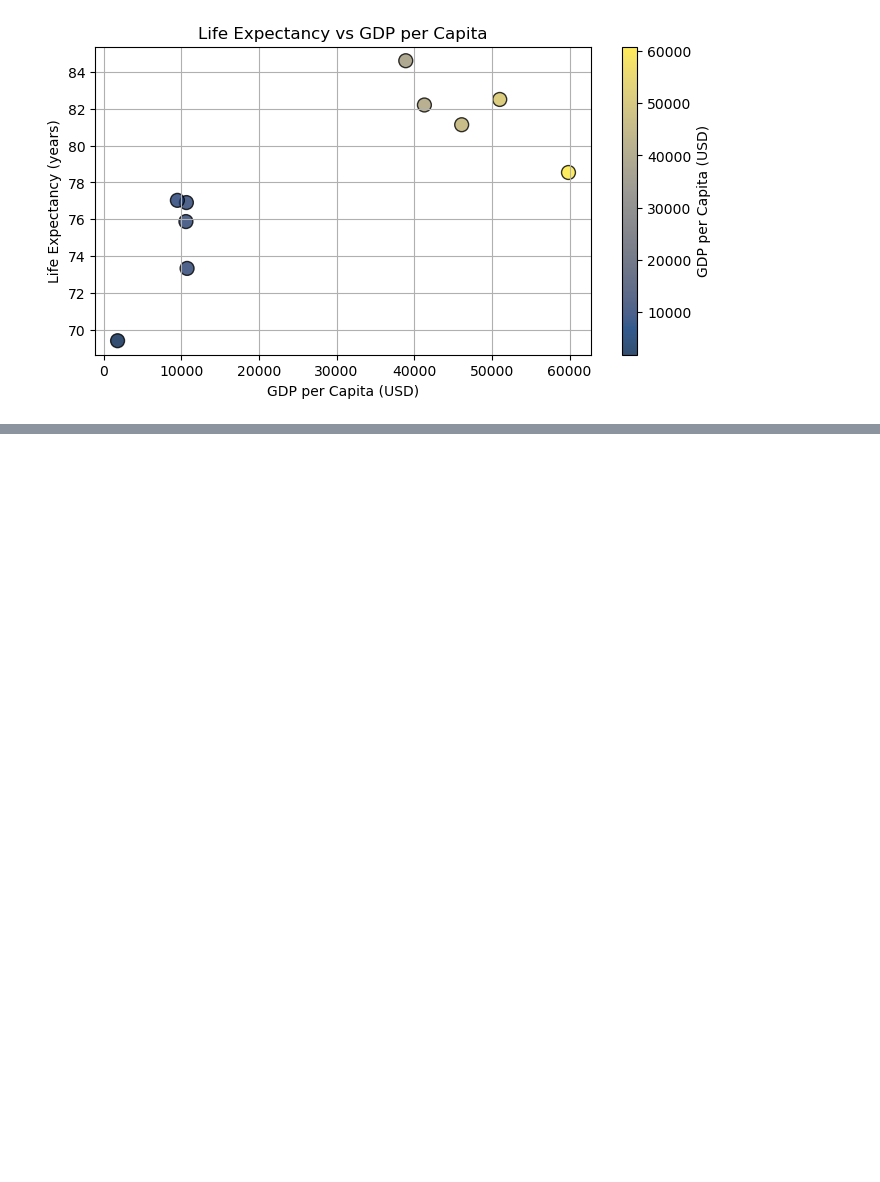
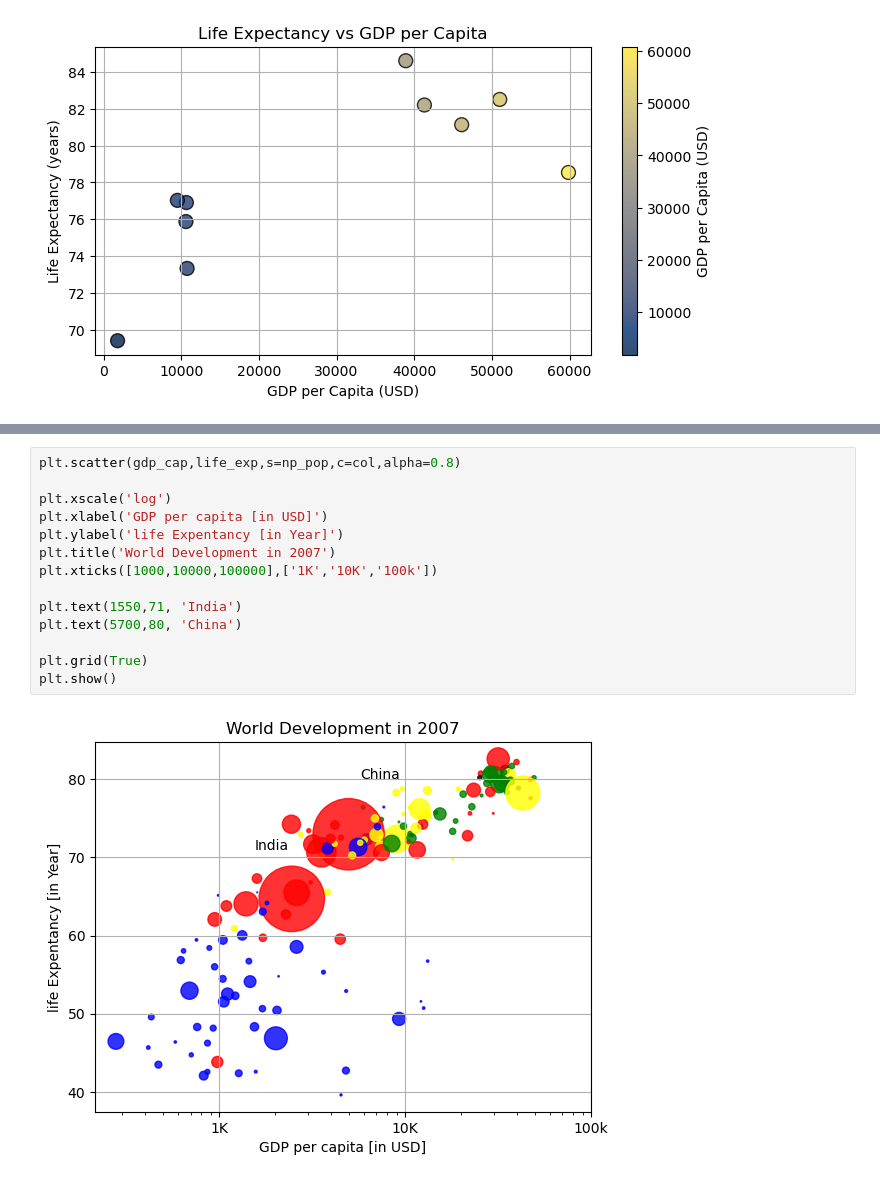
Before and after one commit to Abdul-Ghufran-Khan/CDE_Classes, a Jupyter notebook: CDE-Classes-work/class18/Data visualization.ipynb, the cells around one changed output, grey strips where cells are left out. Saved outputs shown, nothing was run; the diff lists cells and outputs as text; blank space fills up the shorter version.

```diff
--- a/CDE-Classes-work/class18/Data visualization.ipynb
+++ b/CDE-Classes-work/class18/Data visualization.ipynb
@@ -107,0 +128,16 @@ plt.show()
+# %%
+plt.scatter(gdp_cap,life_exp,s=np_pop,c=col,alpha=0.8)
+
+plt.xscale('log')
+plt.xlabel('GDP per capita [in USD]')
+plt.ylabel('life Expentancy [in Year]')
+plt.title('World Development in 2007')
+plt.xticks([1000,10000,100000],['1K','10K','100k'])
+
+plt.text(1550,71, 'India')
+plt.text(5700,80, 'China')
+
+plt.grid(True)
+plt.show()
+# %% [output]
+[figure, added]
```
Also changed, not shown: parts of 2 cells of this notebook.
